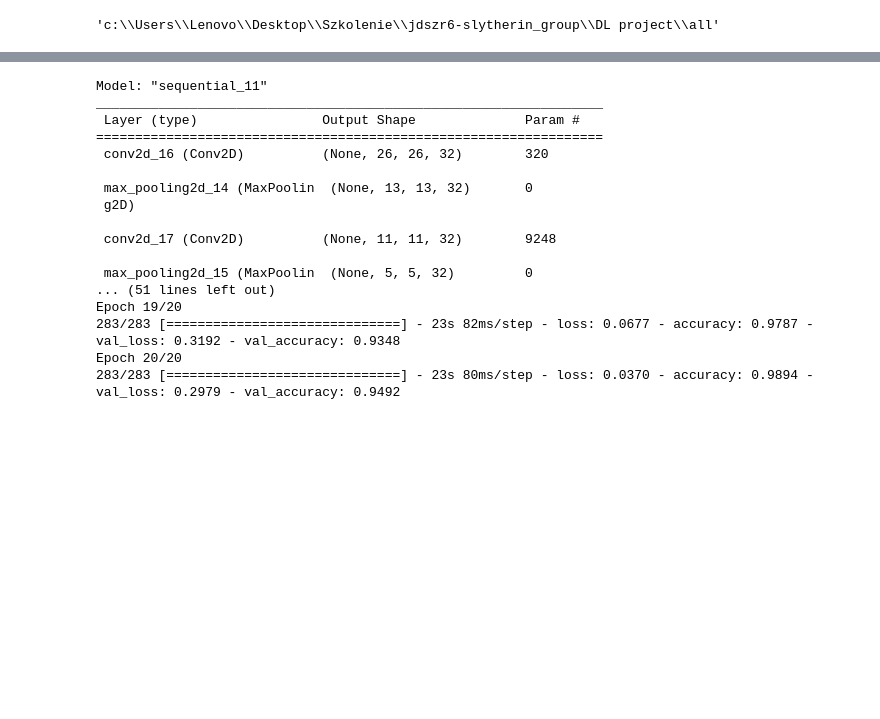
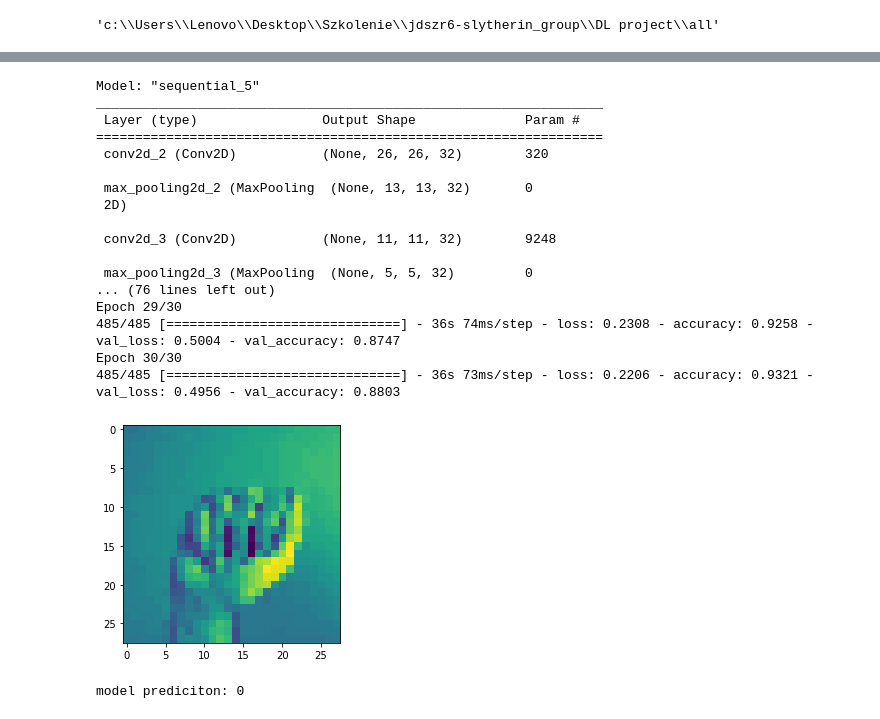
Before and after one commit to infoshareacademy/jdszr6-slytherin_group, a Jupyter notebook: DL project/our_hand_script.ipynb, the cells around one changed output, grey strips where cells are left out. Saved outputs shown, nothing was run; the diff lists cells and outputs as text; code cells hidden in the pictures; blank space fills up the shorter version.

```diff
--- a/DL project/our_hand_script.ipynb
+++ b/DL project/our_hand_script.ipynb
@@ -127,6 +127,8 @@ model1 = tf.keras.models.Sequential([
   tf.keras.layers.MaxPooling2D(2,2),
 
   # Add the same layers as before
+  tf.keras.layers.RandomFlip("horizontal"),
+  tf.keras.layers.RandomRotation(0.1),
   tf.keras.layers.Flatten(),
   tf.keras.layers.Dense(128, activation='relu'),
   tf.keras.layers.Dense(25, activation='softmax')
@@ -140,26 +142,27 @@ model1.compile(optimizer='adam', loss='sparse_categorical_crossentropy', metrics
 
 # Train the model
 print(f'\nMODEL TRAINING & VALIDATION:')
+
 history1= model1.fit(
-  train_ds, epochs=20, validation_data=val_ds
+  train_ds, epochs=30, validation_data=val_ds
 )
 # %% [output]
-Model: "sequential_11"
+Model: "sequential_5"
 _________________________________________________________________
  Layer (type)                Output Shape              Param #
 =================================================================
- conv2d_16 (Conv2D)          (None, 26, 26, 32)        320
+ conv2d_2 (Conv2D)           (None, 26, 26, 32)        320
 
- max_pooling2d_14 (MaxPoolin  (None, 13, 13, 32)       0
- g2D)
+ max_pooling2d_2 (MaxPooling  (None, 13, 13, 32)       0
+ 2D)
 
- conv2d_17 (Conv2D)          (None, 11, 11, 32)        9248
+ conv2d_3 (Conv2D)           (None, 11, 11, 32)        9248
 
- max_pooling2d_15 (MaxPoolin  (None, 5, 5, 32)         0
-... (51 lines left out)
-Epoch 19/20
-283/283 [==============================] - 23s 82ms/step - loss: 0.0677 - accuracy: 0.9787 - val_loss: 0.3192 - val_accuracy: 0.9348
-Epoch 20/20
-283/283 [==============================] - 23s 80ms/step - loss: 0.0370 - accuracy: 0.9894 - val_loss: 0.2979 - val_accuracy: 0.9492
+ max_pooling2d_3 (MaxPooling  (None, 5, 5, 32)         0
+... (76 lines left out)
+Epoch 29/30
+485/485 [==============================] - 36s 74ms/step - loss: 0.2308 - accuracy: 0.9258 - val_loss: 0.5004 - val_accuracy: 0.8747
+Epoch 30/30
+485/485 [==============================] - 36s 73ms/step - loss: 0.2206 - accuracy: 0.9321 - val_loss: 0.4956 - val_accuracy: 0.8803
 # %%
 model1.save('model.h5')
@@ -165,0 +171,11 @@ model1.save('model.h5')
+# %%
+img = cv2.imread("all\A\pic_dm (20).png")
+img_gray=cv2.cvtColor(img, cv2.COLOR_BGR2GRAY)
+img_res = cv2.resize(img_gray, (28,28))
+plt.imshow(img_res)
+plt.show()
+
+print('model prediciton:',model1.predict(img_res.reshape(1,28,28,1),verbose=0).argmax())
+# %% [output]
+[figure, added]
+model prediciton: 0
```
Also changed, not shown: parts of 6 cells of this notebook.
